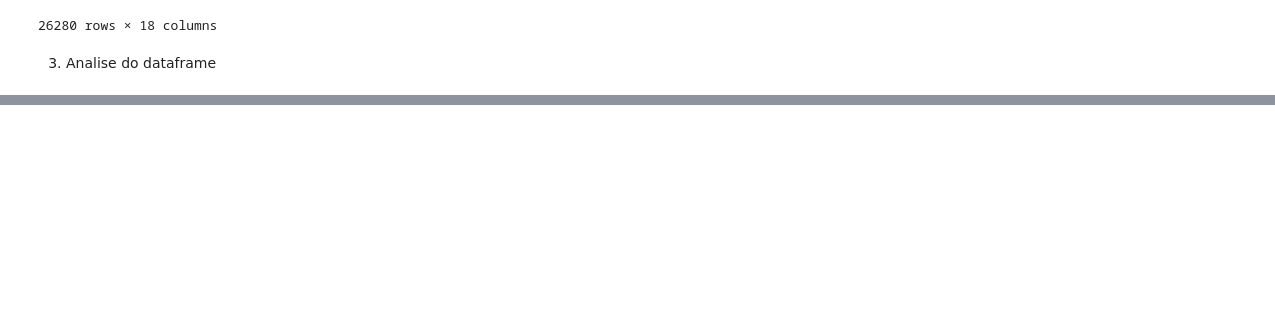
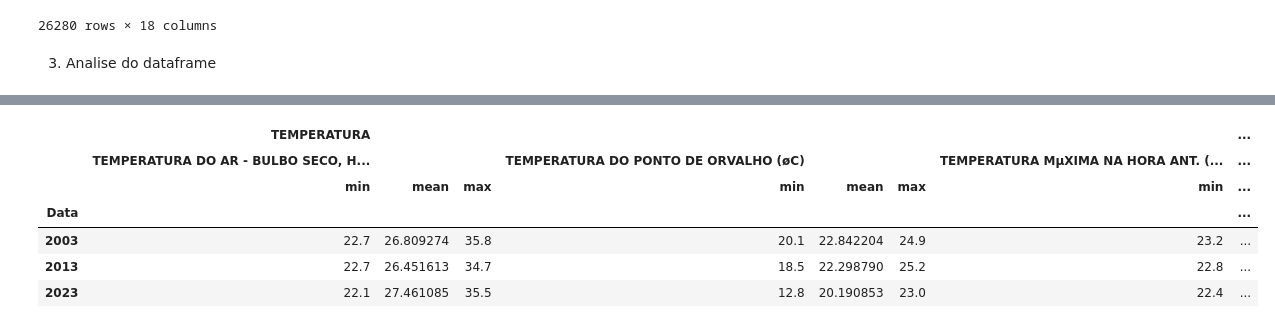
Before and after one commit to TrilhaPython/IP-P008, a Jupyter notebook: IP-P008/p008.ipynb, the cells around one changed output, grey strips where cells are left out. Saved outputs shown, nothing was run; the diff lists cells and outputs as text; code cells hidden in the pictures; blank space fills up the shorter version.

```diff
--- a/IP-P008/p008.ipynb
+++ b/IP-P008/p008.ipynb
@@ -125,0 +147,10 @@ janeiro.groupby(janeiro.index.year).min()
+# %%
+janeiro.groupby(janeiro.index.year)['TEMPERATURA'].aggregate(['min', 'mean', 'max'])
+# %% [output]
+|  | TEMPERATURA |  |  |  |  |  |  | ... |
+|  | TEMPERATURA DO AR - BULBO SECO, H... |  |  | TEMPERATURA DO PONTO DE ORVALHO (øC) |  |  | TEMPERATURA MµXIMA NA HORA ANT. (... | ... |
+|  | min | mean | max | min | mean | max | min | ... |
+| Data |  |  |  |  |  |  |  | ... |
+| 2003 | 22.7 | 26.809274 | 35.8 | 20.1 | 22.842204 | 24.9 | 23.2 | ... |
+| 2013 | 22.7 | 26.451613 | 34.7 | 18.5 | 22.298790 | 25.2 | 22.8 | ... |
+| 2023 | 22.1 | 27.461085 | 35.5 | 12.8 | 20.190853 | 23.0 | 22.4 | ... |
```
Also changed, not shown: parts of 6 cells of this notebook.
